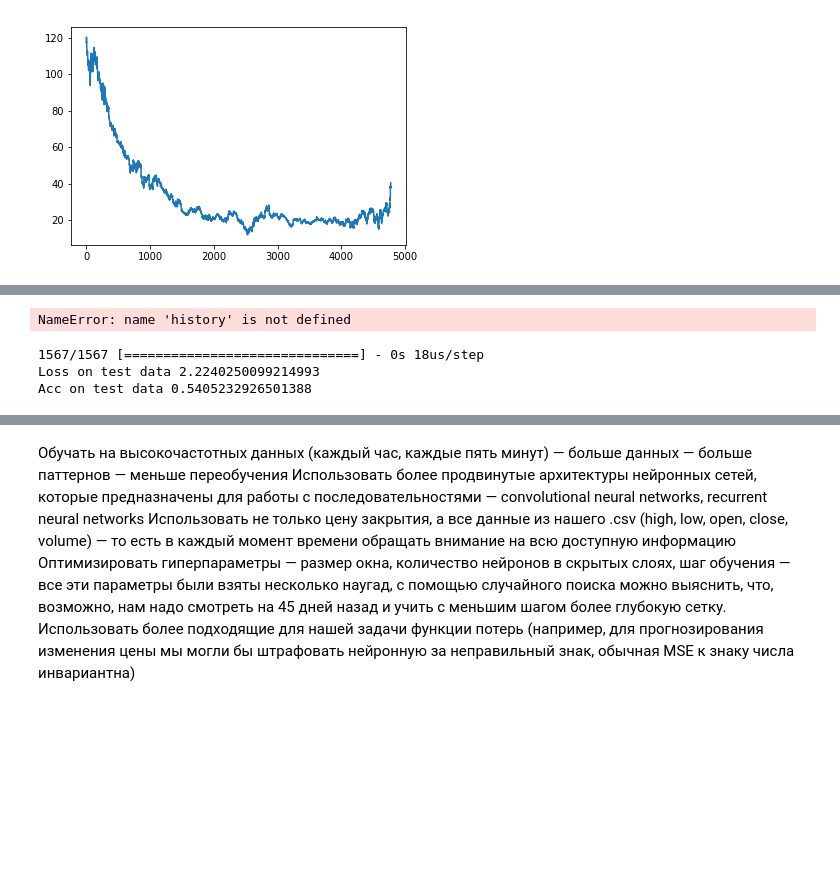
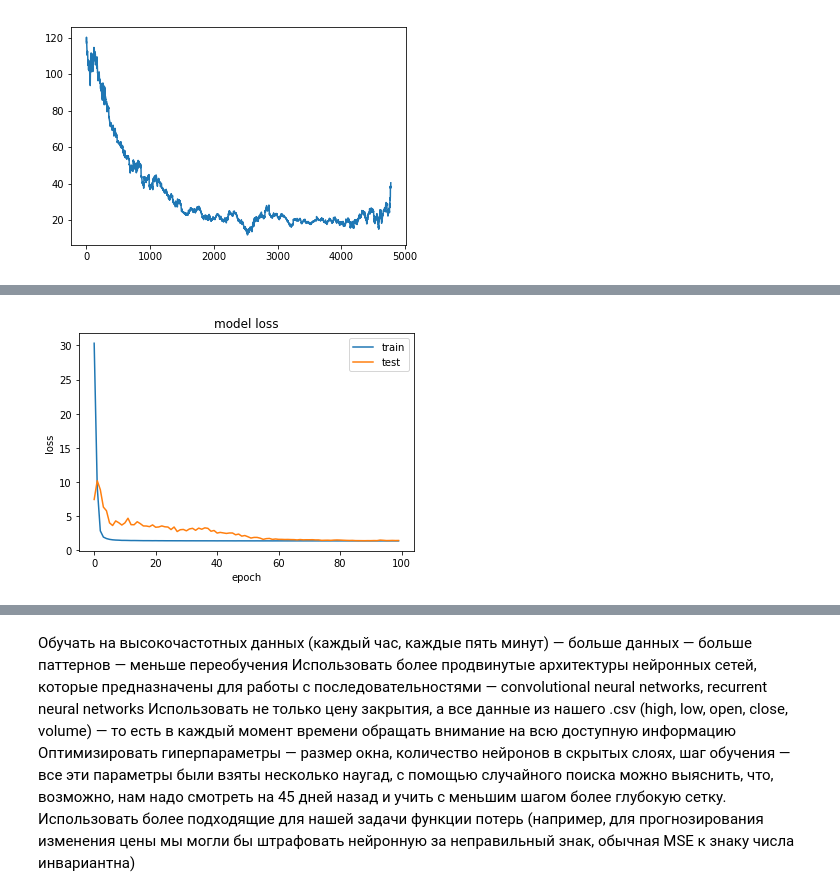
Before and after one commit to dimabendera/bankruptcyBenefit, a Jupyter notebook: bankruptcyBenefit.ipynb, the cells around one changed output, grey strips where cells are left out. Drawn from its saved outputs; the diff is of its cells as text; code cells hidden in the pictures; blank space fills up the shorter version.

```diff
--- a/bankruptcyBenefit.ipynb
+++ b/bankruptcyBenefit.ipynb
@@ -148,30 +148,38 @@ print(len(y_train), y_train[0].shape)
 # %%
-def create_model(input_day = 30, count_company = 2):
-    input_model = Input(shape=(input_day, count_company, ))
+def create_dense_model(company_names, input_day = 60):
+    K.clear_session()
 
+    input_model = Input(name="input", shape=(input_day, len(company_names), ))
     base = Dense(64, activity_regularizer=regularizers.l2(0.01))(input_model)
     base = BatchNormalization()(base)
     base = LeakyReLU()(base)
     base = Dropout(0.5)(base)
+    base = Flatten()(base)
 
     outputs = []
-    for i in range(count_company):
-        x = Dense(16, activity_regularizer=regularizers.l2(0.01))(base)
+    loss_weights={}
+    loss={}
+    for i in range(len(company_names)):
+        x = Dense(32, activity_regularizer=regularizers.l2(0.01))(base)
+        x = Dropout(0.3)(x)
         x = BatchNormalization()(x)
         x = LeakyReLU()(x)
-        x = Dense(2)(x)
-        x = Activation('softmax')(x)
+        x = Dense(1)(x)
+        x = Activation('sigmoid', name=company_names[i])(x)
 
         outputs.append(x)
+        loss_weights[company_names[i]] = 1.0
+        loss[company_names[i]] = 'binary_crossentropy'
 
     model = Model(input=input_model, outputs=outputs)
-    opt = Nadam(lr=0.001)
 
+    opt = 'rmsprop'
     model.compile(optimizer=opt,
-                  loss='categorical_crossentropy',
-                  metrics=['accuracy'])
+                  loss=loss,
+                  loss_weights=loss_weights,
+                  metrics=['acc'])
 
     return model
 
-model = create_model()
+model = create_dense_model(company_names)
 # %% [output]
@@ -197,7 +243,7 @@ reduce_lr = ReduceLROnPlateau(monitor='val_acc', factor=0.9, patience=25, min_lr
 checkpointer = ModelCheckpoint(filepath="test.hdf5", verbose=1, save_best_only=True)
 
 history = model.fit(X_train, y_train,
-          epochs = 10,
+          epochs = 100,
           batch_size = 128,
           verbose=1,
           validation_split=0.25,
@@ -211,32 +278,14 @@ ValueError: Error when checking model target: the list of Numpy arrays that you
 # %%
 def explain_train(history):
     plt.figure()
     plt.plot(history.history['loss'])
     plt.plot(history.history['val_loss'])
     plt.title('model loss')
     plt.ylabel('loss')
     plt.xlabel('epoch')
     plt.legend(['train', 'test'], loc='best')
     plt.show()
 
-    plt.figure()
-    plt.plot(history.history['acc'])
-    plt.plot(history.history['val_acc'])
-    plt.title('model accuracy')
-    plt.ylabel('accuracy')
-    plt.xlabel('epoch')
-    plt.legend(['train', 'test'], loc='best')
-    plt.show()
-
 explain_train(history)
 # %% [output]
-NameError: name 'history' is not defined
+[figure, added]
-# %%
-loss, acc = model.evaluate(x=X_test_aapl, y=y_test_aapl, verbose=1)
-
-print(f"Loss on test data {loss}")
-print(f"Acc on test data {acc}")
-# %% [output]
-1567/1567 [==============================] - 0s 18us/step
-Loss on test data 2.2240250099214993
-Acc on test data 0.5405232926501388
```
Also changed, not shown: parts of 9 cells of this notebook.
